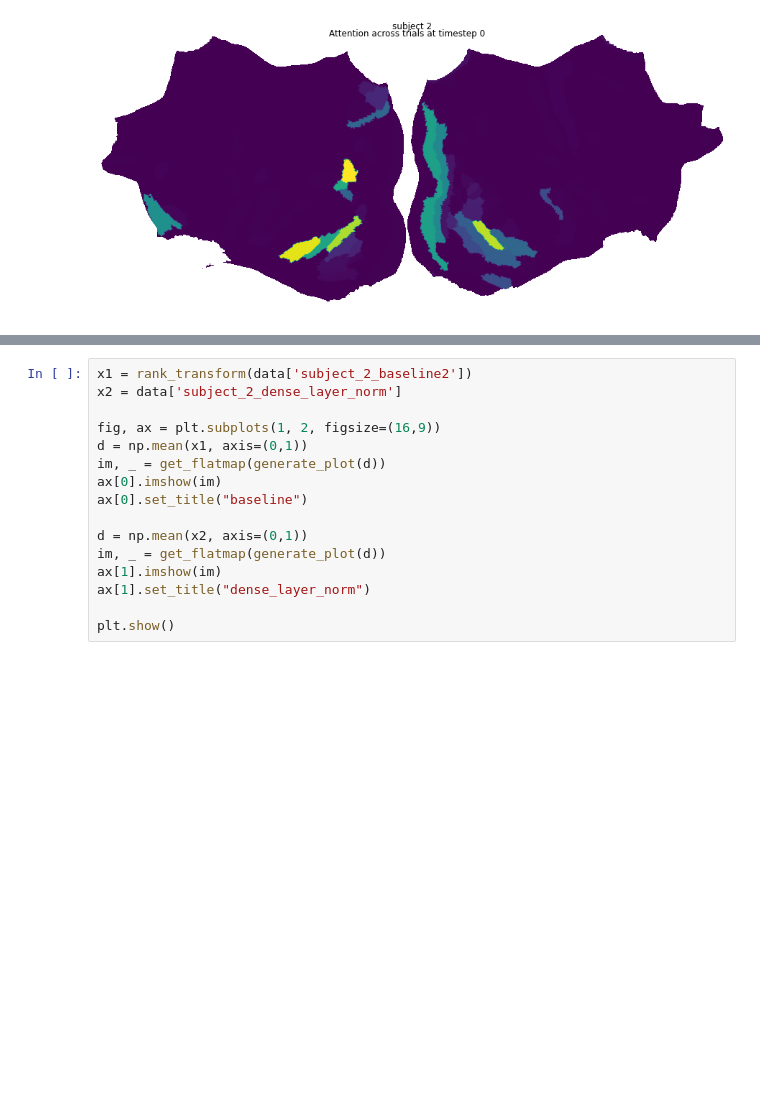
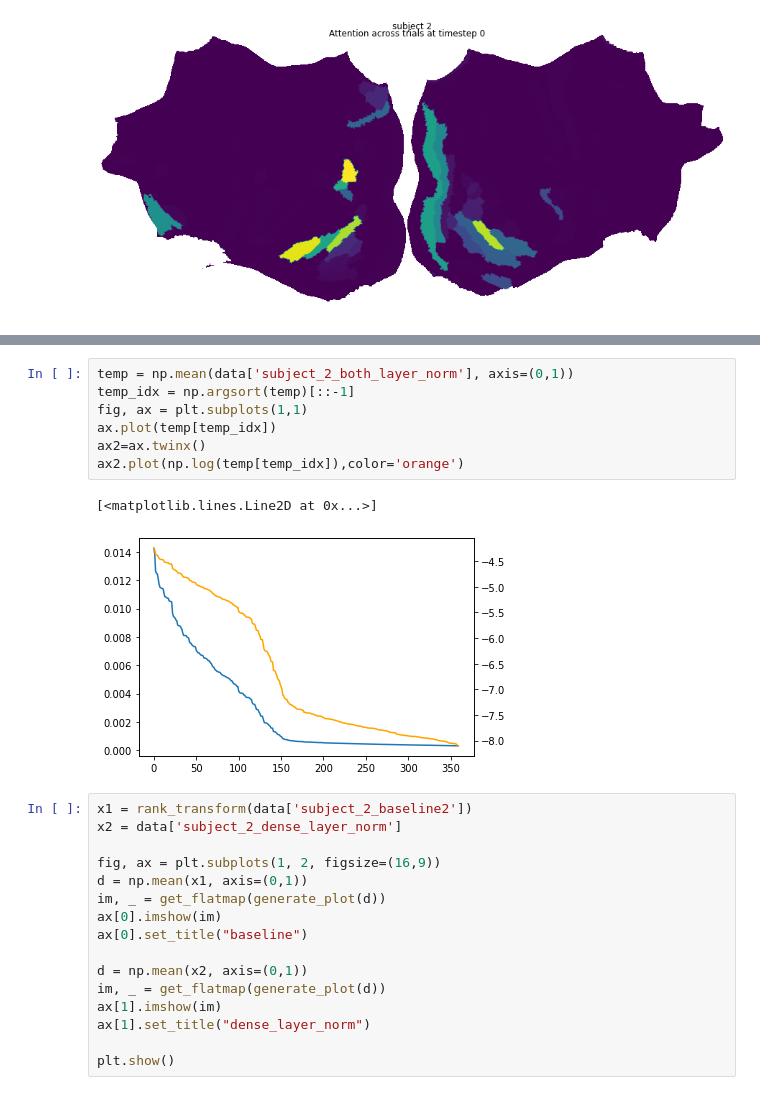
Before and after one commit to seang123/Masters-Thesis2, a Jupyter notebook: notebooks/attn_maps.ipynb, the cells around one changed output, grey strips where cells are left out. Cells and saved outputs as stored; diff of their text form; blank space fills up the shorter version.

```diff
--- a/notebooks/attn_maps.ipynb
+++ b/notebooks/attn_maps.ipynb
@@ -281,3 +300,13 @@ dict_keys(['subject_2_baseline2', 'subject_2_attn_layer_norm', 'subject_2_dense_
+# %%
+temp = np.mean(data['subject_2_both_layer_norm'], axis=(0,1))
+temp_idx = np.argsort(temp)[::-1]
+fig, ax = plt.subplots(1,1)
+ax.plot(temp[temp_idx])
+ax2=ax.twinx()
+ax2.plot(np.log(temp[temp_idx]),color='orange')
+# %% [output]
+[<matplotlib.lines.Line2D at 0x...>]
+[figure, added]
 # %%
 x1 = rank_transform(data['subject_2_baseline2'])
 x2 = data['subject_2_dense_layer_norm']
```
Also changed, not shown: parts of 36 cells of this notebook, 16 other files.
